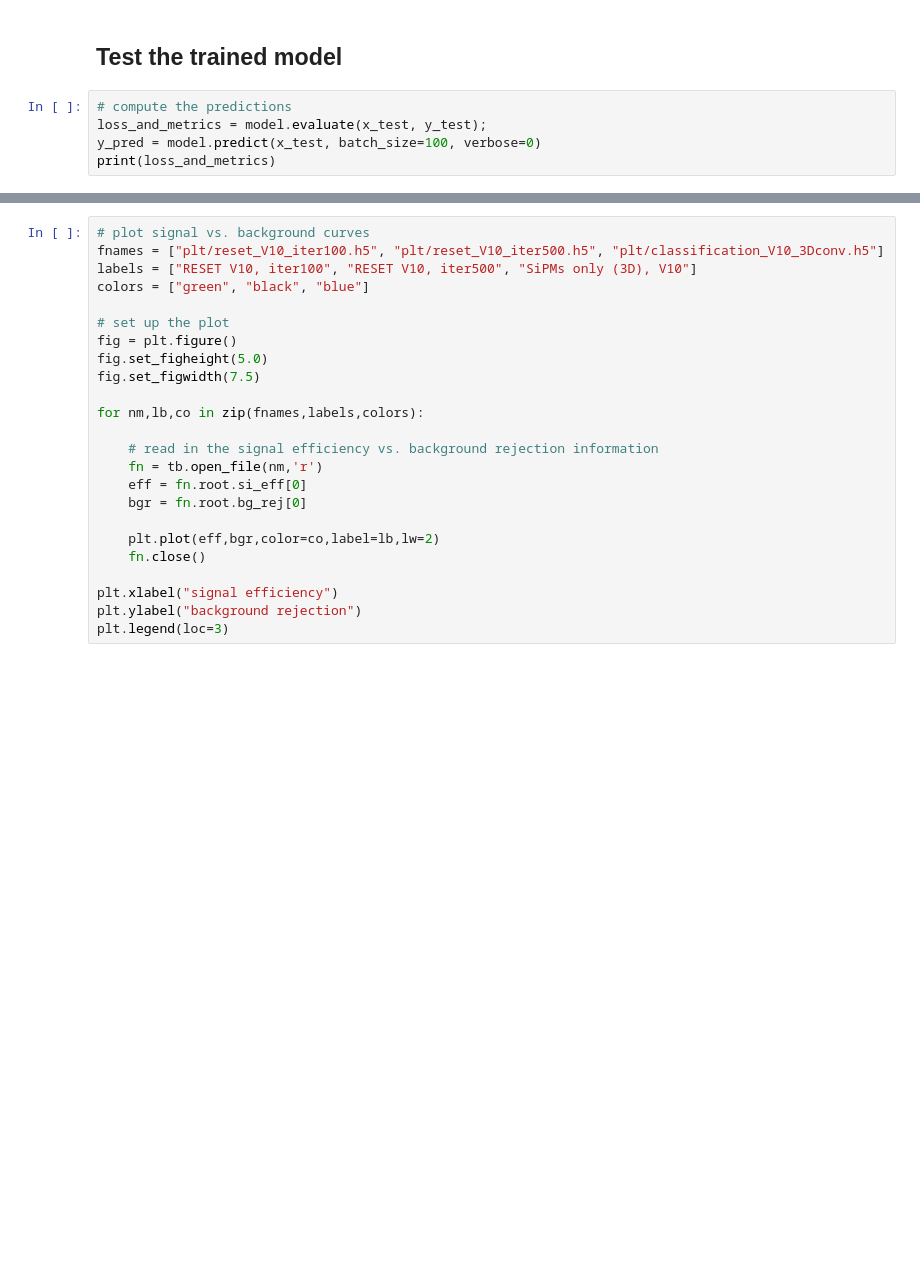
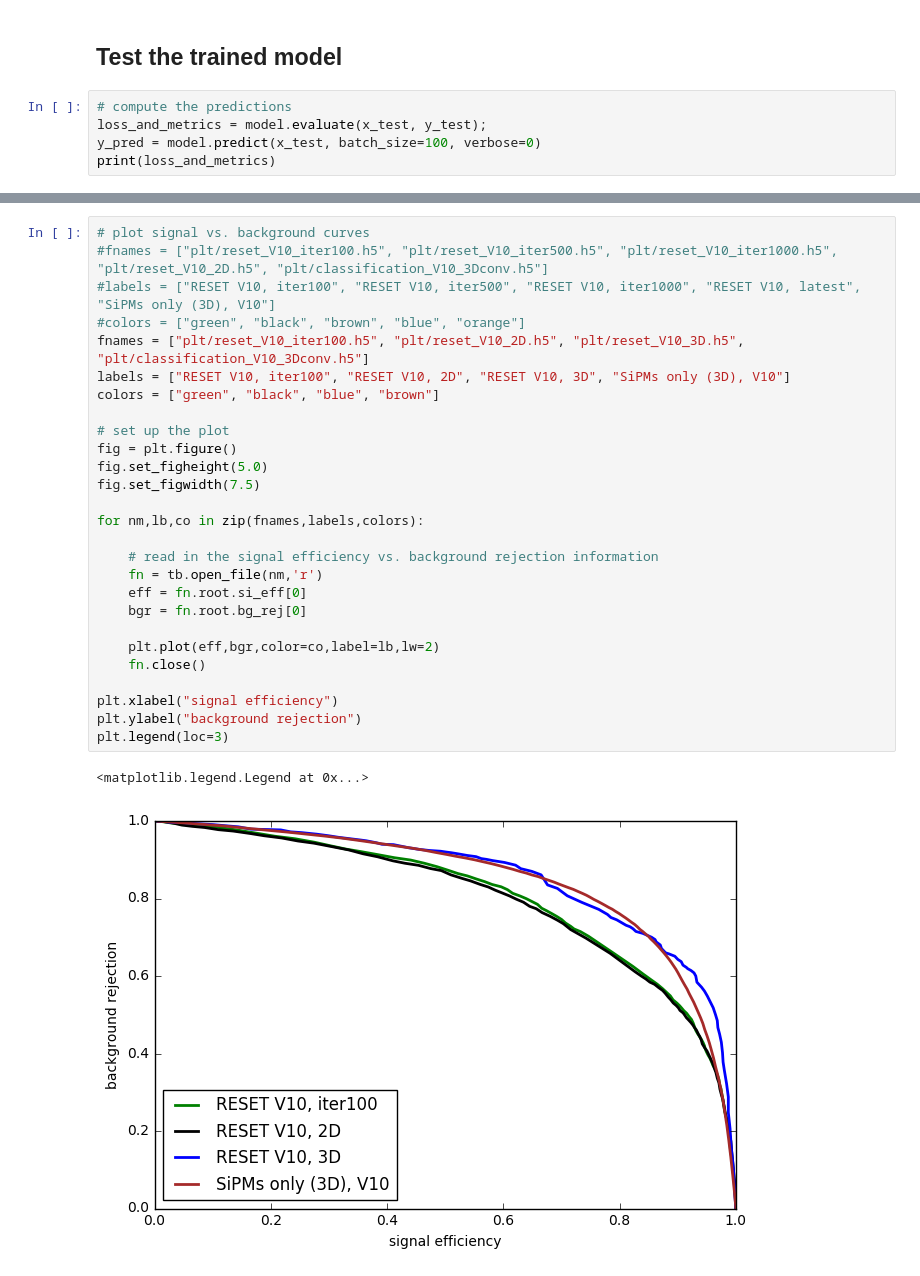
Before and after one commit to jerenner/next-deeplearning-analysis, a Jupyter notebook: NEXT_reset.ipynb, the cells around one changed output, grey strips where cells are left out. Drawn from its saved outputs; the diff is of its cells as text; blank space fills up the shorter version.

```diff
--- a/NEXT_reset.ipynb
+++ b/NEXT_reset.ipynb
@@ -240,24 +424,30 @@ f.close()
 # %%
 # plot signal vs. background curves
-fnames = ["plt/reset_V10_iter100.h5", "plt/reset_V10_iter500.h5", "plt/classification_V10_3Dconv.h5"]
-labels = ["RESET V10, iter100", "RESET V10, iter500", "SiPMs only (3D), V10"]
-colors = ["green", "black", "blue"]
+#fnames = ["plt/reset_V10_iter100.h5", "plt/reset_V10_iter500.h5", "plt/reset_V10_iter1000.h5", "plt/reset_V10_2D.h5", "plt/classification_V10_3Dconv.h5"]
+#labels = ["RESET V10, iter100", "RESET V10, iter500", "RESET V10, iter1000", "RESET V10, latest", "SiPMs only (3D), V10"]
+#colors = ["green", "black", "brown", "blue", "orange"]
+fnames = ["plt/reset_V10_iter100.h5", "plt/reset_V10_2D.h5", "plt/reset_V10_3D.h5", "plt/classification_V10_3Dconv.h5"]
+labels = ["RESET V10, iter100", "RESET V10, 2D", "RESET V10, 3D", "SiPMs only (3D), V10"]
+colors = ["green", "black", "blue", "brown"]
 
 # set up the plot
 fig = plt.figure()
 fig.set_figheight(5.0)
 fig.set_figwidth(7.5)
 
 for nm,lb,co in zip(fnames,labels,colors):
 
     # read in the signal efficiency vs. background rejection information
     fn = tb.open_file(nm,'r')
     eff = fn.root.si_eff[0]
     bgr = fn.root.bg_rej[0]
 
     plt.plot(eff,bgr,color=co,label=lb,lw=2)
     fn.close()
 
 plt.xlabel("signal efficiency")
 plt.ylabel("background rejection")
 plt.legend(loc=3)
+# %% [output]
+<matplotlib.legend.Legend at 0x...>
+[figure, added]
```
Also changed, not shown: parts of 15 cells of this notebook.
